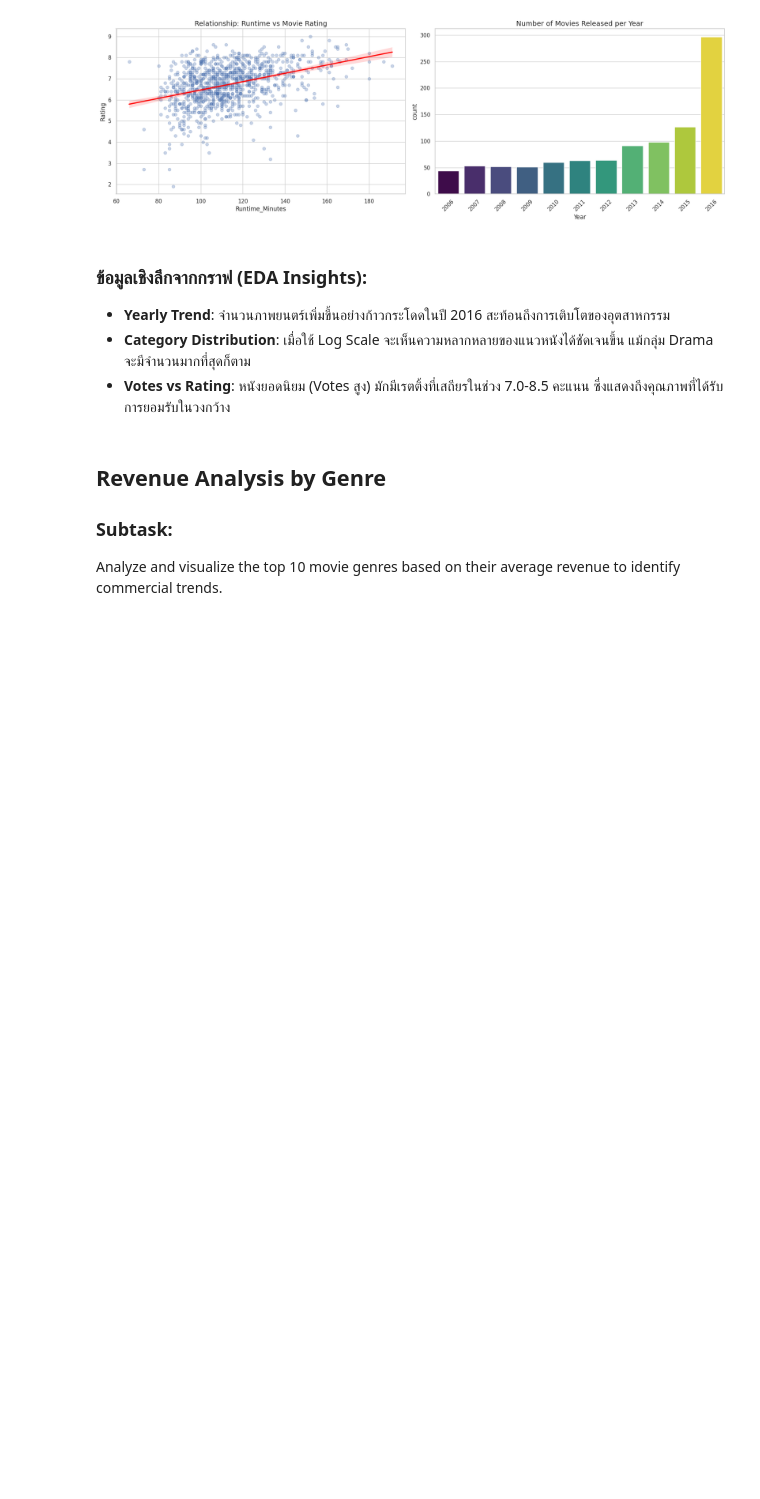
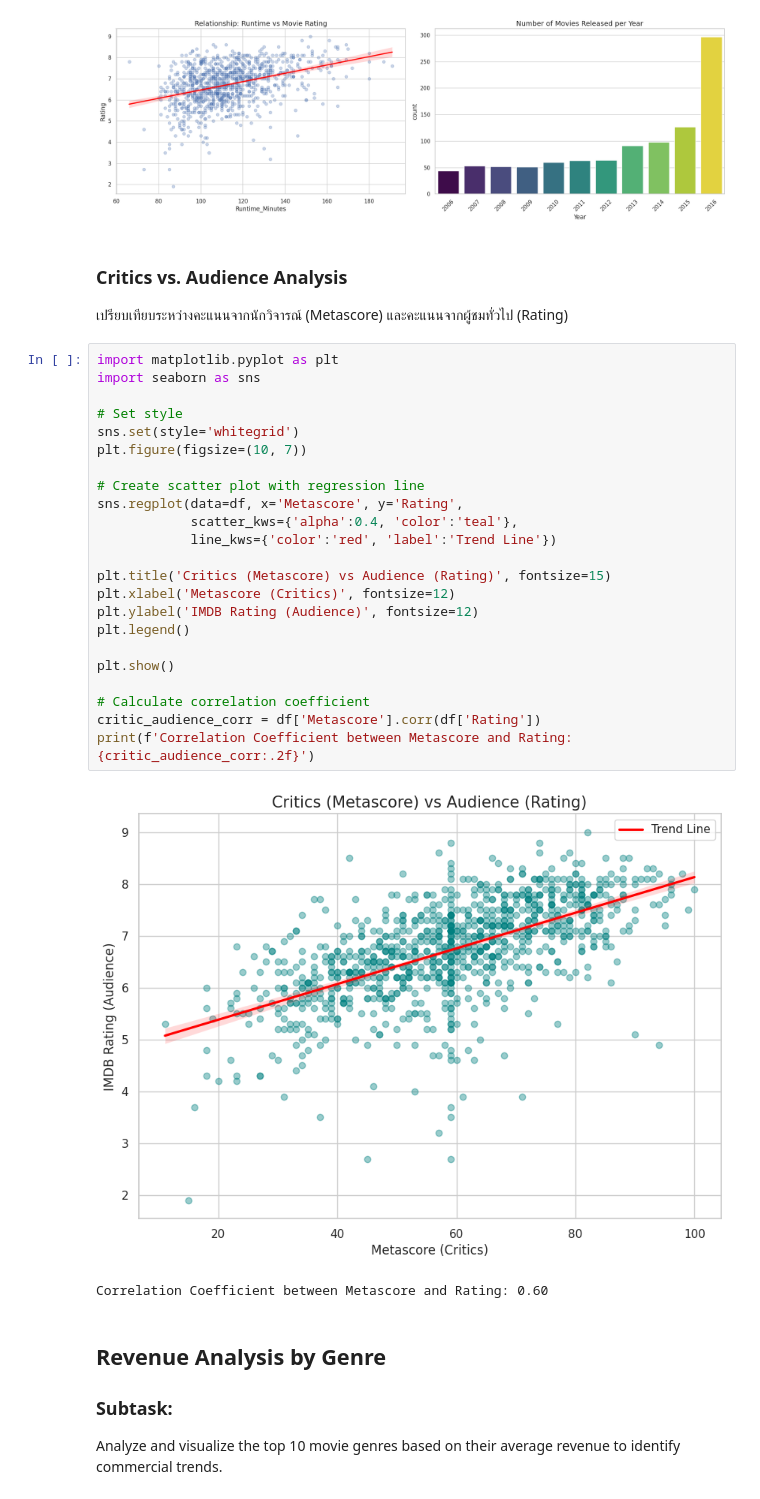
Before and after one commit to s6604053620019-a11y/colab, a Jupyter notebook: IMDB.ipynb, the cells around one changed output. Drawn from its saved outputs; the diff is of its cells as text; blank space fills up the shorter version.

```diff
--- a/IMDB.ipynb
+++ b/IMDB.ipynb
@@ -274,11 +298,35 @@ plt.tight_layout()
 plt.show()
 # %% [output]
 [figure]
-# %% [markdown]
-### ข้อมูลเชิงลึกจากกราฟ (EDA Insights):
-- **Yearly Trend**: จำนวนภาพยนตร์เพิ่มขึ้นอย่างก้าวกระโดดในปี 2016 สะท้อนถึงการเติบโตของอุตสาหกรรม
-- **Category Distribution**: เมื่อใช้ Log Scale จะเห็นความหลากหลายของแนวหนังได้ชัดเจนขึ้น แม้กลุ่ม Drama จะมีจำนวนมากที่สุดก็ตาม
-- **Votes vs Rating**: หนังยอดนิยม (Votes สูง) มักมีเรตติ้งที่เสถียรในช่วง 7.0-8.5 คะแนน ซึ่งแสดงถึงคุณภาพที่ได้รับการยอมรับในวงกว้าง
+# %% [markdown]
+### Critics vs. Audience Analysis
+เปรียบเทียบระหว่างคะแนนจากนักวิจารณ์ (Metascore) และคะแนนจากผู้ชมทั่วไป (Rating)
+# %%
+import matplotlib.pyplot as plt
+import seaborn as sns
+
+# Set style
+sns.set(style='whitegrid')
+plt.figure(figsize=(10, 7))
+
+# Create scatter plot with regression line
+sns.regplot(data=df, x='Metascore', y='Rating',
+            scatter_kws={'alpha':0.4, 'color':'teal'},
+            line_kws={'color':'red', 'label':'Trend Line'})
+
+plt.title('Critics (Metascore) vs Audience (Rating)', fontsize=15)
+plt.xlabel('Metascore (Critics)', fontsize=12)
+plt.ylabel('IMDB Rating (Audience)', fontsize=12)
+plt.legend()
+
+plt.show()
+
+# Calculate correlation coefficient
+critic_audience_corr = df['Metascore'].corr(df['Rating'])
+print(f'Correlation Coefficient between Metascore and Rating: {critic_audience_corr:.2f}')
+# %% [output]
+[figure, added]
+Correlation Coefficient between Metascore and Rating: 0.60
 # %% [markdown]
 ## Revenue Analysis by Genre
 
```
Also changed, not shown: parts of 10 cells of this notebook.
